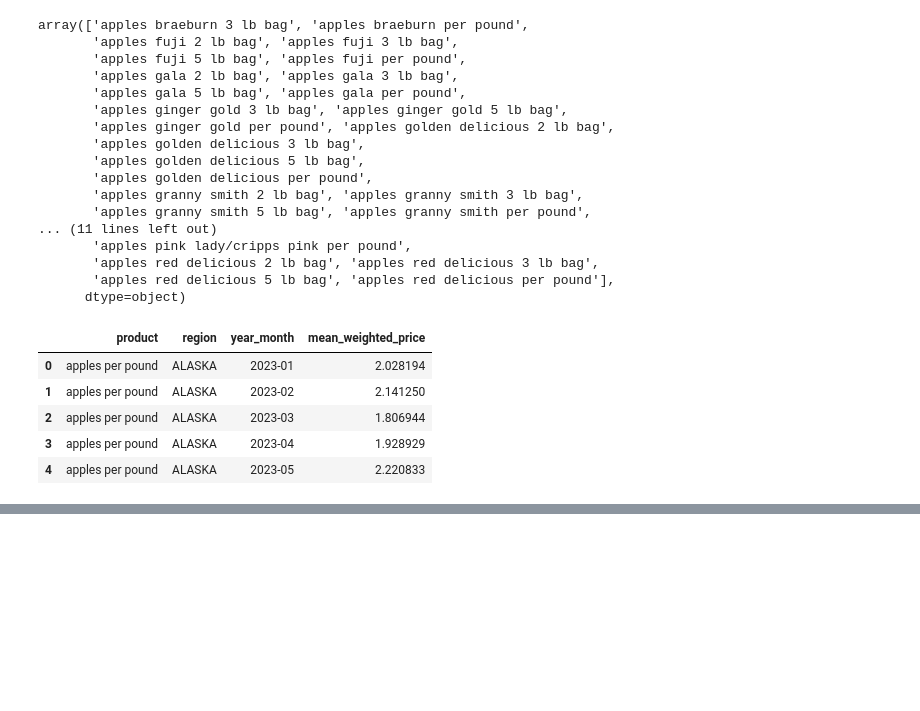
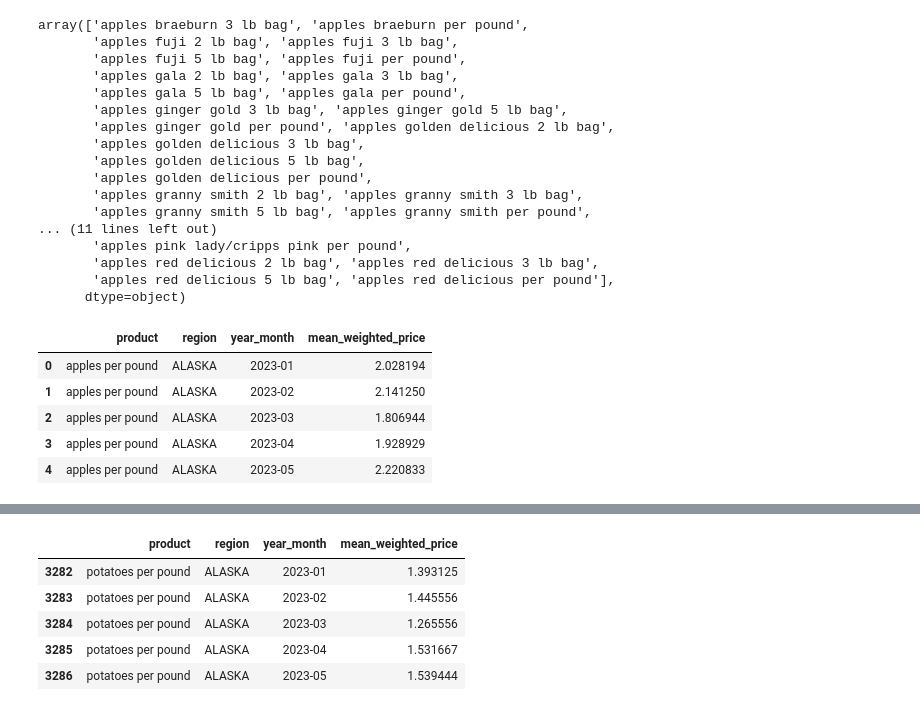
Before and after one commit to bradleytkay/Q1-2025-data-analysis-project-challenge, a Jupyter notebook: Q1-2025-step-2b-cleaning-pt-3.ipynb, the cells around one changed output, grey strips where cells are left out. Cells and saved outputs as stored; diff of their text form; code cells hidden in the pictures; blank space fills up the shorter version.

```diff
--- a/Q1-2025-step-2b-cleaning-pt-3.ipynb
+++ b/Q1-2025-step-2b-cleaning-pt-3.ipynb
@@ -738,0 +779,24 @@ potatoes_df.head(5)
+# %%
+# Keep everything that's listed 'per pound' and aggregate
+
+# Replace potato products that have 'per pound' with 'potatoes per pound'
+usda_df['product'] = usda_df['product'].str.replace(r'.*potatoes.*per pound.*', 'potatoes per pound', case=False, regex=True)
+
+# Remove all potato products that are not 'per pound' (e.g., 3 lb bag, 5 lb bag, etc.)
+usda_df = usda_df[(~usda_df['product'].str.contains(r'potatoes', case=False, na=False)) | (usda_df['product'] == 'potatoes per pound')]
+
+# Group by 'product', 'region', and 'year_month', then calculate the mean price
+usda_df = usda_df.groupby(['product', 'region', 'year_month'])['mean_weighted_price'].mean().reset_index()
+
+# Preview the result for potatoes
+potatoes_df = usda_df[usda_df['product'] == 'potatoes per pound']
+
+# Display the top 5 rows
+potatoes_df.head(5)
+# %% [output]
+|  | product | region | year_month | mean_weighted_price |
+| 3282 | potatoes per pound | ALASKA | 2023-01 | 1.393125 |
+| 3283 | potatoes per pound | ALASKA | 2023-02 | 1.445556 |
+| 3284 | potatoes per pound | ALASKA | 2023-03 | 1.265556 |
+| 3285 | potatoes per pound | ALASKA | 2023-04 | 1.531667 |
+| 3286 | potatoes per pound | ALASKA | 2023-05 | 1.539444 |
```
Also changed, not shown: parts of 39 cells of this notebook.
